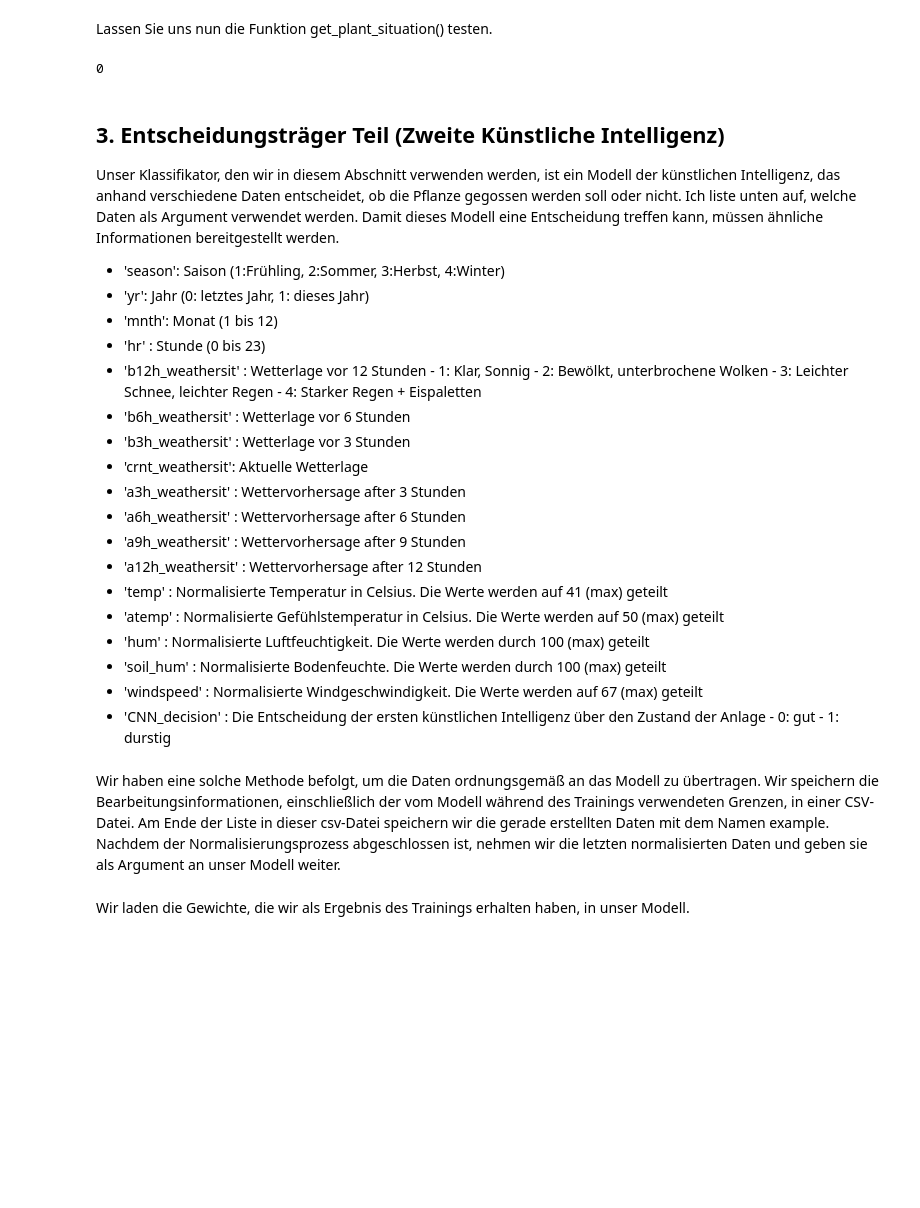
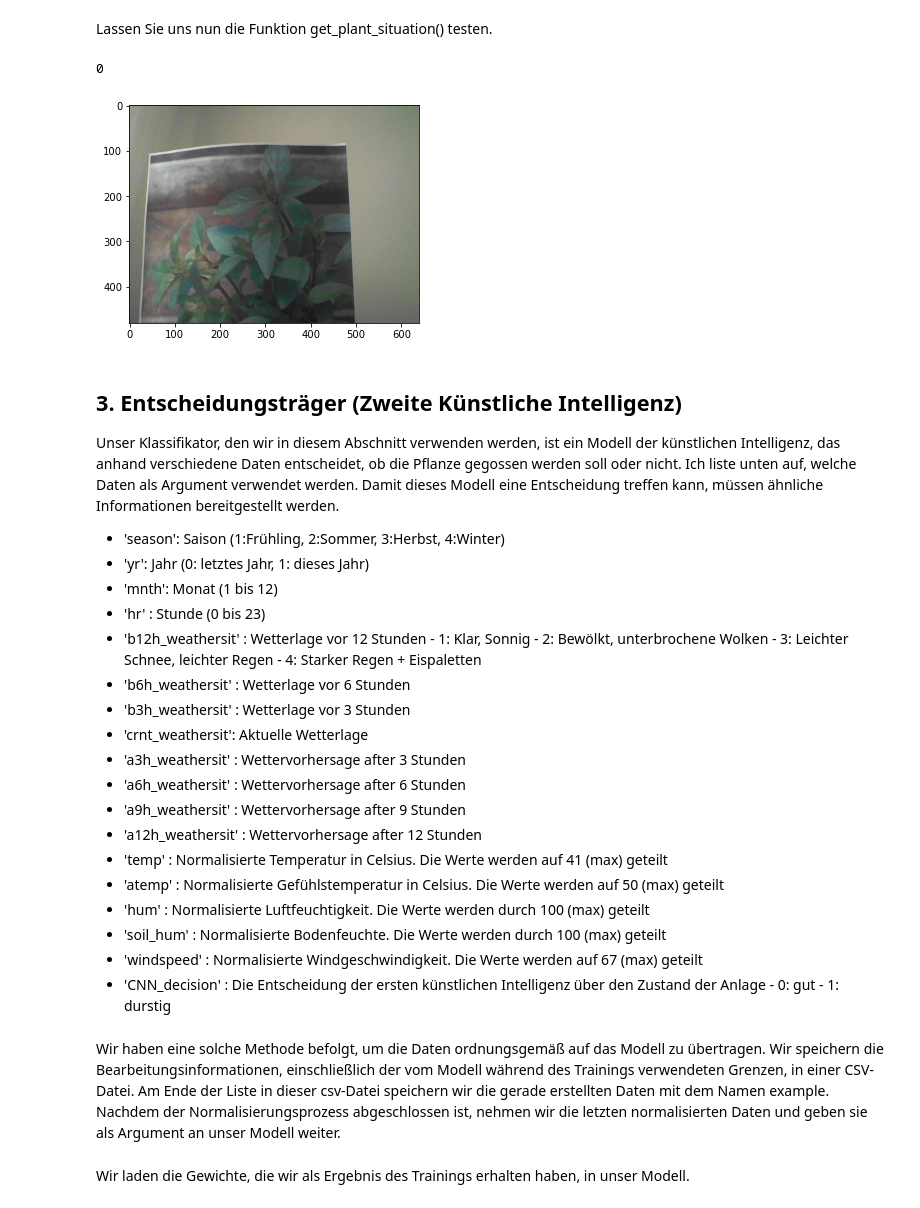
Before and after one commit to coder52/equal_project, a Jupyter notebook: Run The Project.ipynb, the cells around one changed output. Saved outputs shown, nothing was run; the diff lists cells and outputs as text; code cells hidden in the pictures; blank space fills up the shorter version.

Commit message:
Update Run The Project

```diff
--- a/Run The Project.ipynb
+++ b/Run The Project.ipynb
@@ -18,14 +28,19 @@ Zur Klassifizierung haben wir die Transfer Learning Methode verwendet. Als Model
 # %%
 # use densenet121 as model
 model = models.densenet121(pretrained=True)
+# freez model parameters
+for param in model.parameters():
+    param.requires_grad = False
 # make the classifier part of the model suitable for our project
 model.classifier = nn.Sequential(nn.Linear(1024, 256),
                                  nn.ReLU(),
                                  nn.Dropout(0.2),
                                  nn.Linear(256, 2),
                                  nn.LogSoftmax(dim=1))
-# load weights of model
-model.load_state_dict(torch.load('transferlearning_model_equal_lr001.pt', map_location=torch.device('cpu')))
+# !! This is important. Bring model in to test mode
+model.eval()
+# Load best weights that before has been trained
+model.load_state_dict(torch.load('transferlearning_model.pt', map_location=torch.device('cpu')))
 # %% [output]
 <All keys matched successfully>
 # %% [markdown]
@@ -106,15 +117,16 @@ def get_plant_situation(camera=0, path=0):
 # %% [markdown]
 Lassen Sie uns nun die Funktion get_plant_situation() testen.
 # %%
-# img_path = r"C:\Users\Sahin\Documents\GitHub\equal_project\flowers\test\good\healthy_089.jpg"  # 0
-img_path = r"C:\Users\Sahin\Documents\GitHub\equal_project\flowers\test\thirsty\wilted_107.jpg"  # 1
+# img_path = r"C:\Users\Sahin\Documents\GitHub\equal_project\flowers\test\good\healthy_070.jpg"  # 0
+# img_path = r"C:\Users\Sahin\Documents\GitHub\equal_project\flowers\test\thirsty\wilted_166.jpg"  # 1
 
-get_plant_situation(path=img_path)
-# get_plant_situation()
+# get_plant_situation(path=img_path)
+get_plant_situation()
 # %% [output]
 0
+[figure, added]
 # %% [markdown]
-## 3. Entscheidungsträger Teil (Zweite Künstliche Intelligenz)
+## 3. Entscheidungsträger (Zweite Künstliche Intelligenz)
 Unser Klassifikator, den wir in diesem Abschnitt verwenden werden, ist ein Modell der künstlichen Intelligenz, das anhand verschiedene Daten entscheidet, ob die Pflanze gegossen werden soll oder nicht. Ich liste unten auf, welche Daten als Argument verwendet werden. Damit dieses Modell eine Entscheidung treffen kann, müssen ähnliche Informationen bereitgestellt werden.
  * 'season': Saison (1:Frühling, 2:Sommer, 3:Herbst, 4:Winter)
  * 'yr': Jahr (0: letztes Jahr, 1: dieses Jahr)
@@ -141,7 +153,7 @@ Unser Klassifikator, den wir in diesem Abschnitt verwenden werden, ist ein Model
          - 0: gut
          - 1: durstig
 # %% [markdown]
-Wir haben eine solche Methode befolgt, um die Daten ordnungsgemäß an das Modell zu übertragen. Wir speichern die Bearbeitungsinformationen, einschließlich der vom Modell während des Trainings verwendeten Grenzen, in einer CSV-Datei. Am Ende der Liste in dieser csv-Datei speichern wir die gerade erstellten Daten mit dem Namen example. Nachdem der Normalisierungsprozess abgeschlossen ist, nehmen wir die letzten normalisierten Daten und geben sie als Argument an unser Modell weiter.
+Wir haben eine solche Methode befolgt, um die Daten ordnungsgemäß auf das Modell zu übertragen. Wir speichern die Bearbeitungsinformationen, einschließlich der vom Modell während des Trainings verwendeten Grenzen, in einer CSV-Datei. Am Ende der Liste in dieser csv-Datei speichern wir die gerade erstellten Daten mit dem Namen example. Nachdem der Normalisierungsprozess abgeschlossen ist, nehmen wir die letzten normalisierten Daten und geben sie als Argument an unser Modell weiter.
 # %%
 def sigmoid(x):
     return 1 / (1 + np.exp(-x))
```
Also changed, not shown: parts of 20 cells of this notebook, 1 other file.
